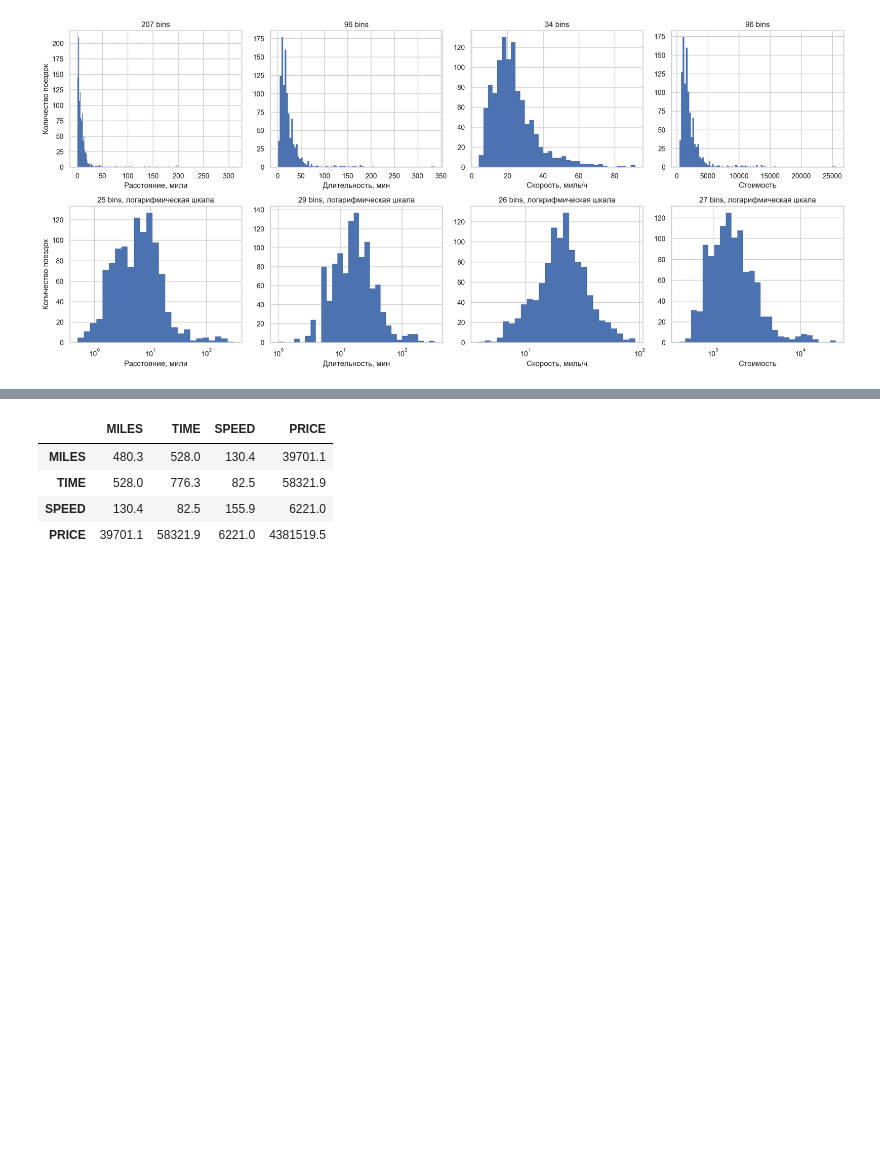
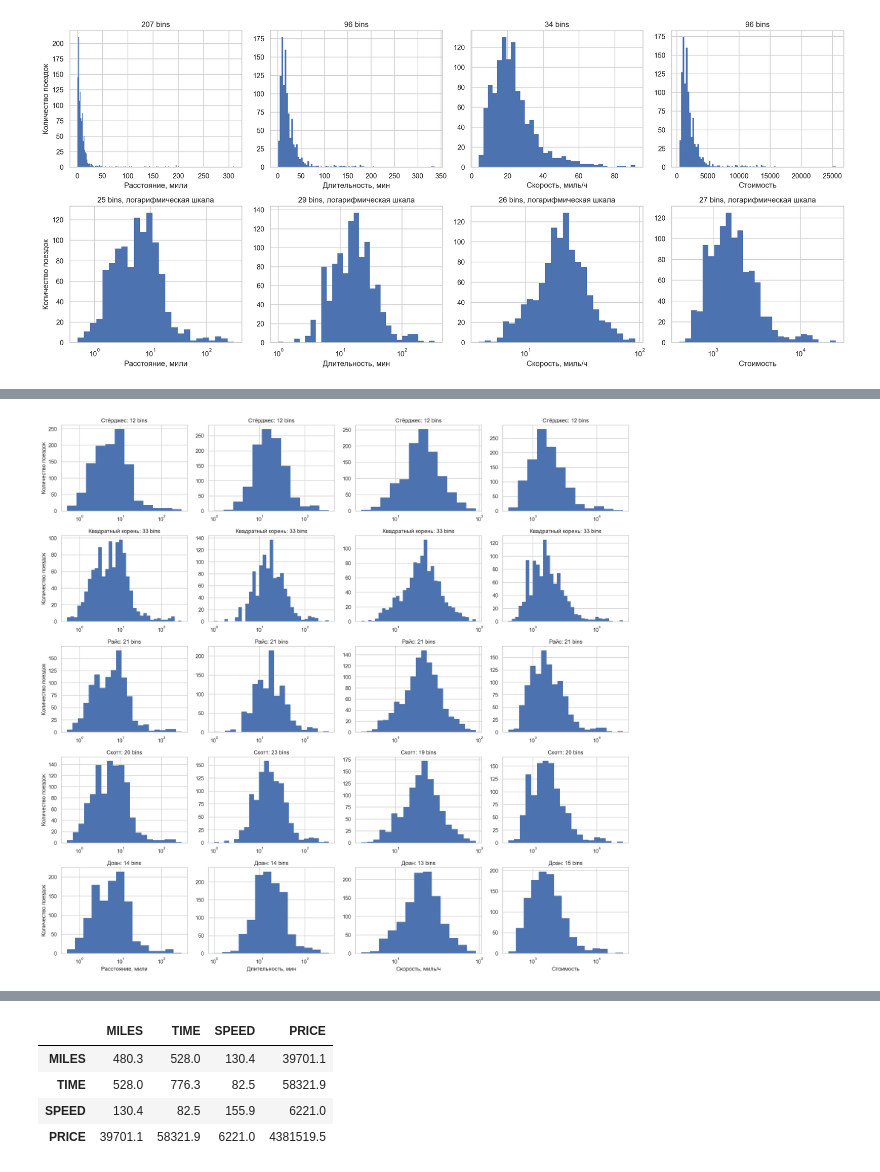
Before and after one commit to Echways/ItDA, a Jupyter notebook: lab-2/ЛР2_Моисеев_1.ipynb, the cells around one changed output, grey strips where cells are left out. Cells and saved outputs as stored; diff of their text form; code cells hidden in the pictures; blank space fills up the shorter version.

```diff
--- a/lab-2/ЛР2_Моисеев_1.ipynb
+++ b/lab-2/ЛР2_Моисеев_1.ipynb
@@ -216,0 +303,4 @@ plt.show()
+# %%
+plot_histograms(log_scale=True)
+# %% [output]
+[figure, added]
```
Also changed, not shown: parts of 30 cells of this notebook, 22 other files.
